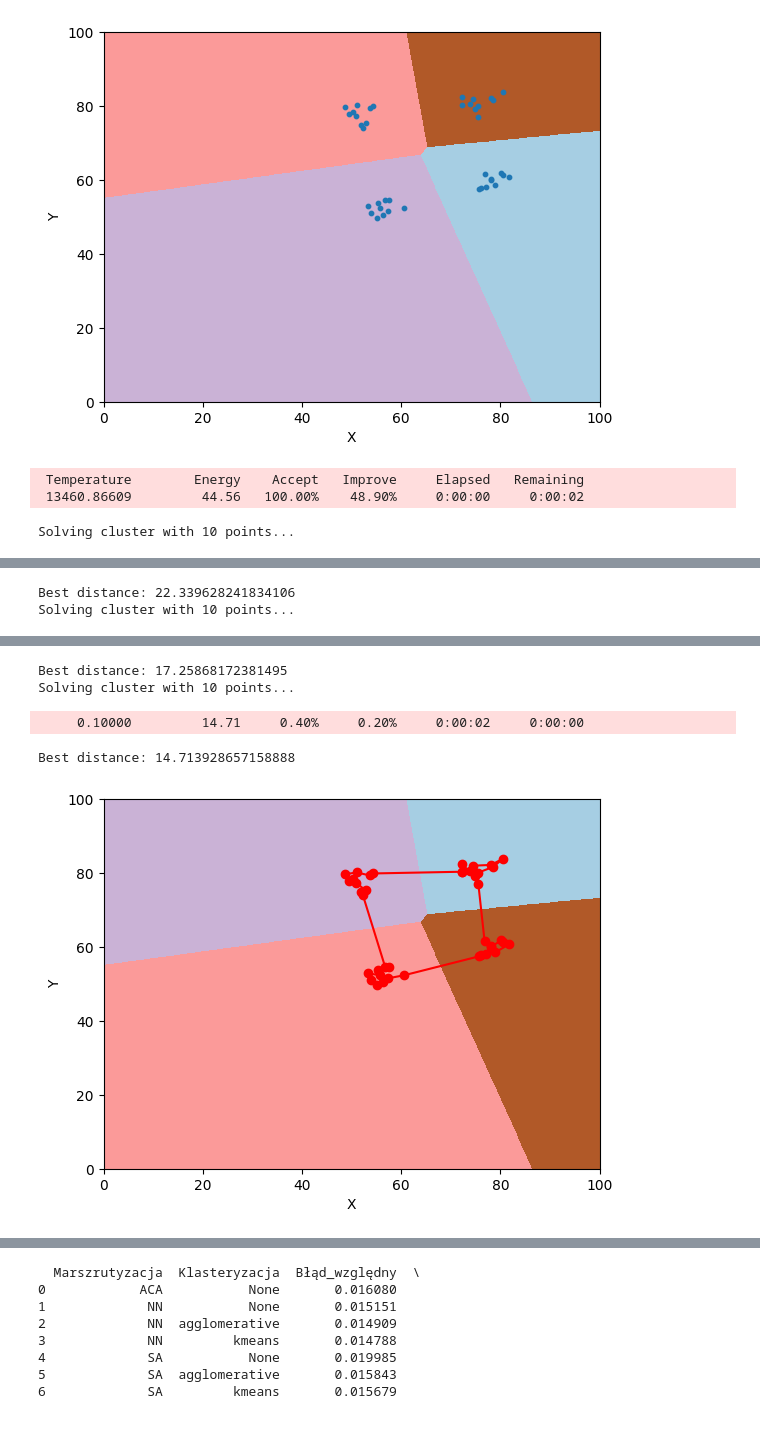
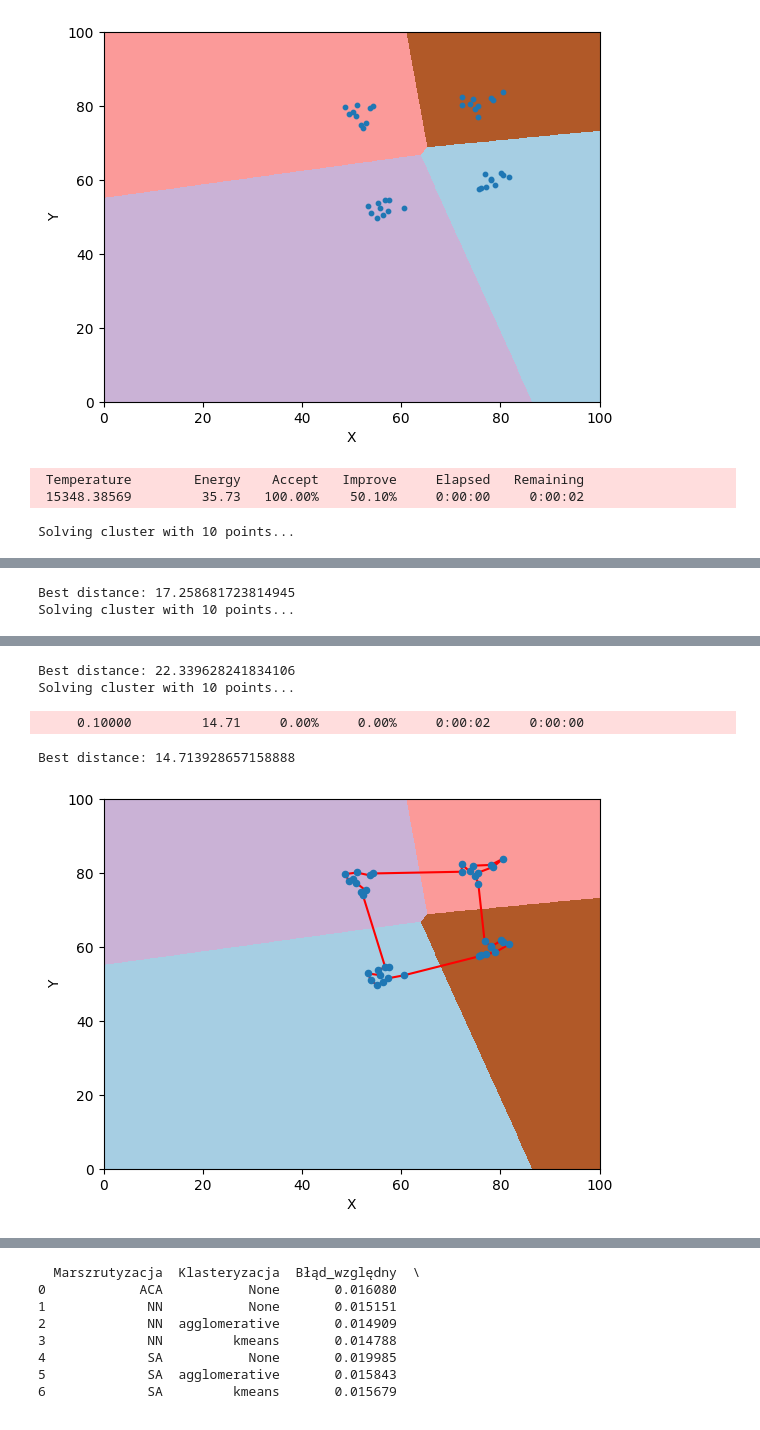
Before and after one commit to OleksandrYakymenko1/TSP-clustering-experiment, a Jupyter notebook: main.ipynb, the cells around one changed output, grey strips where cells are left out. Saved outputs shown, nothing was run; the diff lists cells and outputs as text; code cells hidden in the pictures.

```diff
--- a/main.ipynb
+++ b/main.ipynb
@@ -420,7 +420,6 @@ data = generate_clustered_points(K=num_clusters, points_per_cluster=num_clients
 final_tour = []
 
 plt.clf()
-plt.scatter(data[:, 0], data[:, 1], s=10)
 plt.xlim(0, 100)
 plt.ylim(0, 100)
 plt.xlabel("X")
@@ -484,9 +483,10 @@ if len(cluster_tour) > 1:
         final_tour = np.append(final_tour, np.where(labels == c)[0][path])
 final_tour = np.concatenate([final_tour, [final_tour[0]]]).astype(int)
 tour_points = data[final_tour]
-plt.plot(tour_points[:, 0], tour_points[:, 1], 'o-r')
+plt.plot(tour_points[:, 0], tour_points[:, 1], 'r', zorder=1)
+plt.scatter(data[:, 0], data[:, 1], s=20, zorder=2)
 plt.show()
 # %% [output]
  Temperature        Energy    Accept   Improve     Elapsed   Remaining
- 13460.86609         44.56   100.00%    48.90%     0:00:00     0:00:02
+ 15348.38569         35.73   100.00%    50.10%     0:00:00     0:00:02
 Solving cluster with 10 points...
@@ -495,2 +495,2 @@ Solving cluster with 10 points...
-Best distance: 22.339628241834106
+Best distance: 17.258681723814945
 Solving cluster with 10 points...
@@ -503,8 +503,8 @@ Solving cluster with 10 points...
-Best distance: 17.25868172381495
+Best distance: 22.339628241834106
 Solving cluster with 10 points...
-     0.10000         14.71     0.40%     0.20%     0:00:02     0:00:00
+     0.10000         14.71     0.00%     0.00%     0:00:02     0:00:00
 Best distance: 14.713928657158888
-[figure, old version]
+[figure, new version]
 # %%
 rows = []
 
```
Also changed, not shown: parts of 1 cell of this notebook.
